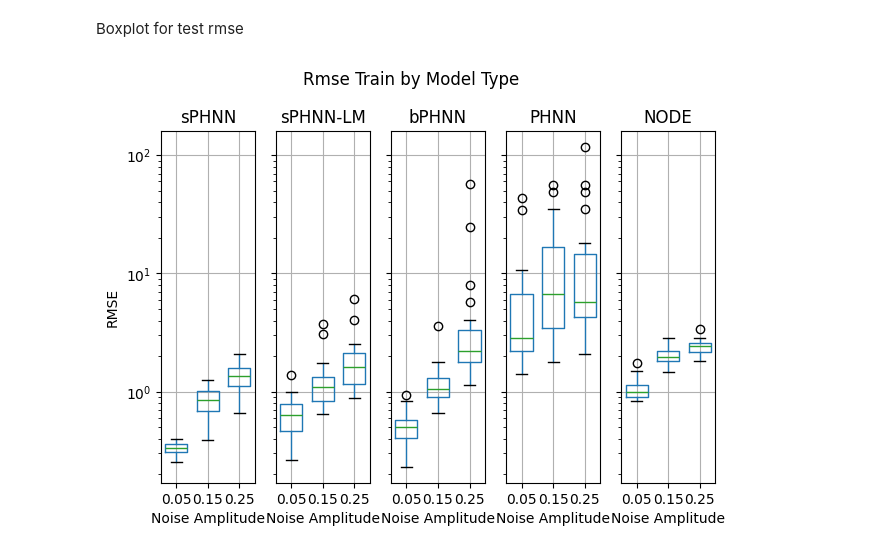
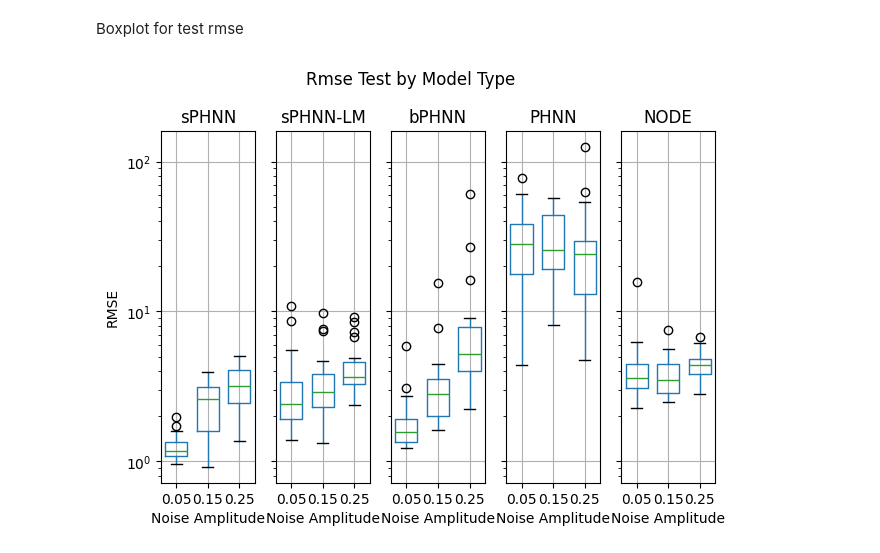
Before and after one commit to Drenderer/sPHNN, a Jupyter notebook: experiments/thermal_food_processing_surrogate/noisy/noisy_thermal_food_processing_surrogate_evaluation.ipynb, the cells around one changed output. Drawn from its saved outputs; the diff is of its cells as text; code cells hidden in the pictures.

```diff
--- a/experiments/thermal_food_processing_surrogate/noisy/noisy_thermal_food_processing_surrogate_evaluation.ipynb
+++ b/experiments/thermal_food_processing_surrogate/noisy/noisy_thermal_food_processing_surrogate_evaluation.ipynb
@@ -192,30 +192,30 @@ plt.show()
 # %% [markdown]
 Boxplot for test rmse
 # %%
-error_metric = "rmse_train"
+error_metric = "rmse_test"
 
 _df = df[["model_type", "noise_amplitude", error_metric]]
 
 model_types = _df["model_type"].cat.categories
 noise_levels = sorted(_df["noise_amplitude"].unique())  # sort for consistent order
 
 n_models = len(model_types)
 fig, axes = plt.subplots(1, n_models, sharey=True)
 axes = np.atleast_1d(axes)
 for ax, model in zip(axes, model_types):
     _df[_df["model_type"] == model].boxplot(
         column=error_metric, by="noise_amplitude", ax=ax, widths=0.7
     )
     ax.set(
         title=model,
         xlabel="Noise Amplitude",
         ylabel="RMSE",
         yscale="log",
     )
     ax.label_outer()
 
 fig.suptitle(f"{error_metric.replace('_', ' ').title()} by Model Type")
 plt.tight_layout()
 plt.show()
 # %% [output]
-[figure, old version]
+[figure, new version]
```
Also changed, not shown: 6 other files.
